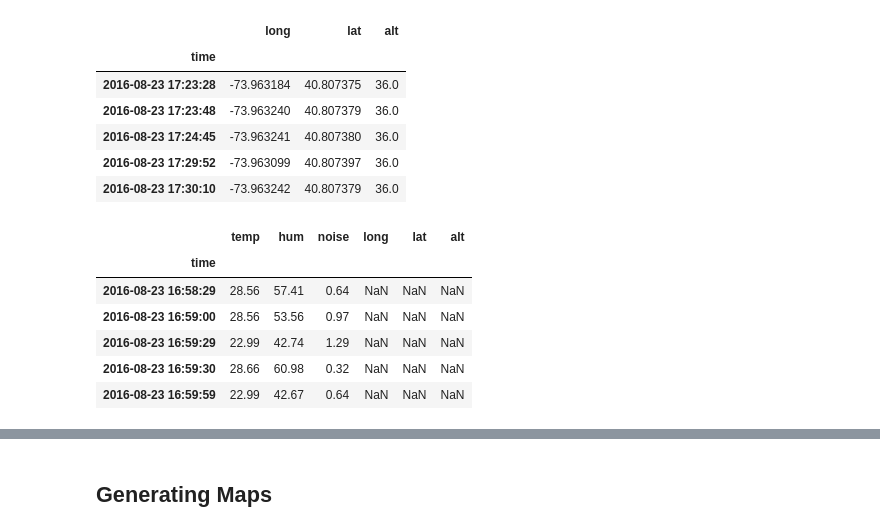
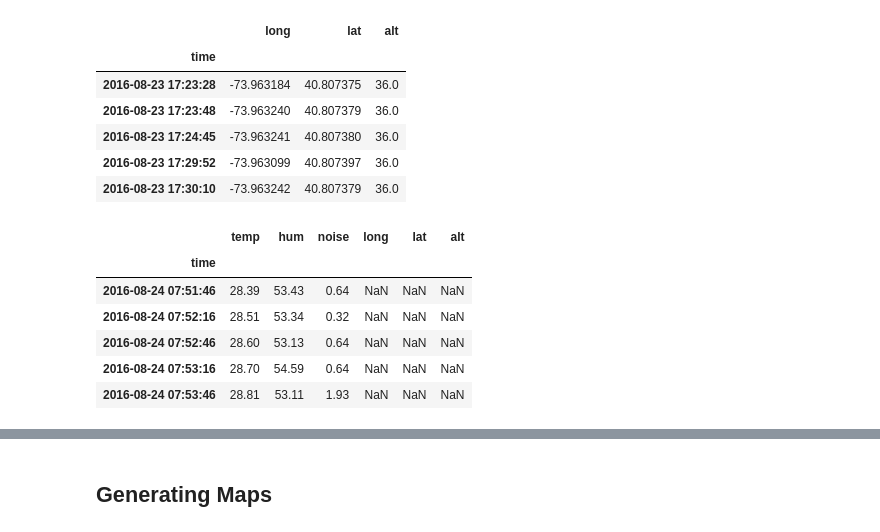
Before and after one commit to jsoma/playfair-projects, a Jupyter notebook: projects/mathias-born/5_hottown/hottown.ipynb, the cells around one changed output, grey strips where cells are left out. Cells and saved outputs as stored; diff of their text form; code cells hidden in the pictures.

```diff
--- a/projects/mathias-born/5_hottown/hottown.ipynb
+++ b/projects/mathias-born/5_hottown/hottown.ipynb
@@ -78,15 +76,15 @@ df_gps.head()
 # %%
 # Merge the two dataframes.
 df = pd.merge(df_data, df_gps, right_index=True, left_index=True, how="outer")
-df.head()
+df.tail()
 # %% [output]
 |  | temp | hum | noise | long | lat | alt |
 | time |  |  |  |  |  |  |
-| 2016-08-23 16:58:29 | 28.56 | 57.41 | 0.64 | NaN | NaN | NaN |
-| 2016-08-23 16:59:00 | 28.56 | 53.56 | 0.97 | NaN | NaN | NaN |
-| 2016-08-23 16:59:29 | 22.99 | 42.74 | 1.29 | NaN | NaN | NaN |
-| 2016-08-23 16:59:30 | 28.66 | 60.98 | 0.32 | NaN | NaN | NaN |
-| 2016-08-23 16:59:59 | 22.99 | 42.67 | 0.64 | NaN | NaN | NaN |
+| 2016-08-24 07:51:46 | 28.39 | 53.43 | 0.64 | NaN | NaN | NaN |
+| 2016-08-24 07:52:16 | 28.51 | 53.34 | 0.32 | NaN | NaN | NaN |
+| 2016-08-24 07:52:46 | 28.60 | 53.13 | 0.64 | NaN | NaN | NaN |
+| 2016-08-24 07:53:16 | 28.70 | 54.59 | 0.64 | NaN | NaN | NaN |
+| 2016-08-24 07:53:46 | 28.81 | 53.11 | 1.93 | NaN | NaN | NaN |
 # %%
 # Let's plot all data.
 df_data.plot(y='temp')
```
Also changed, not shown: parts of 9 cells of this notebook, 17 other files.
